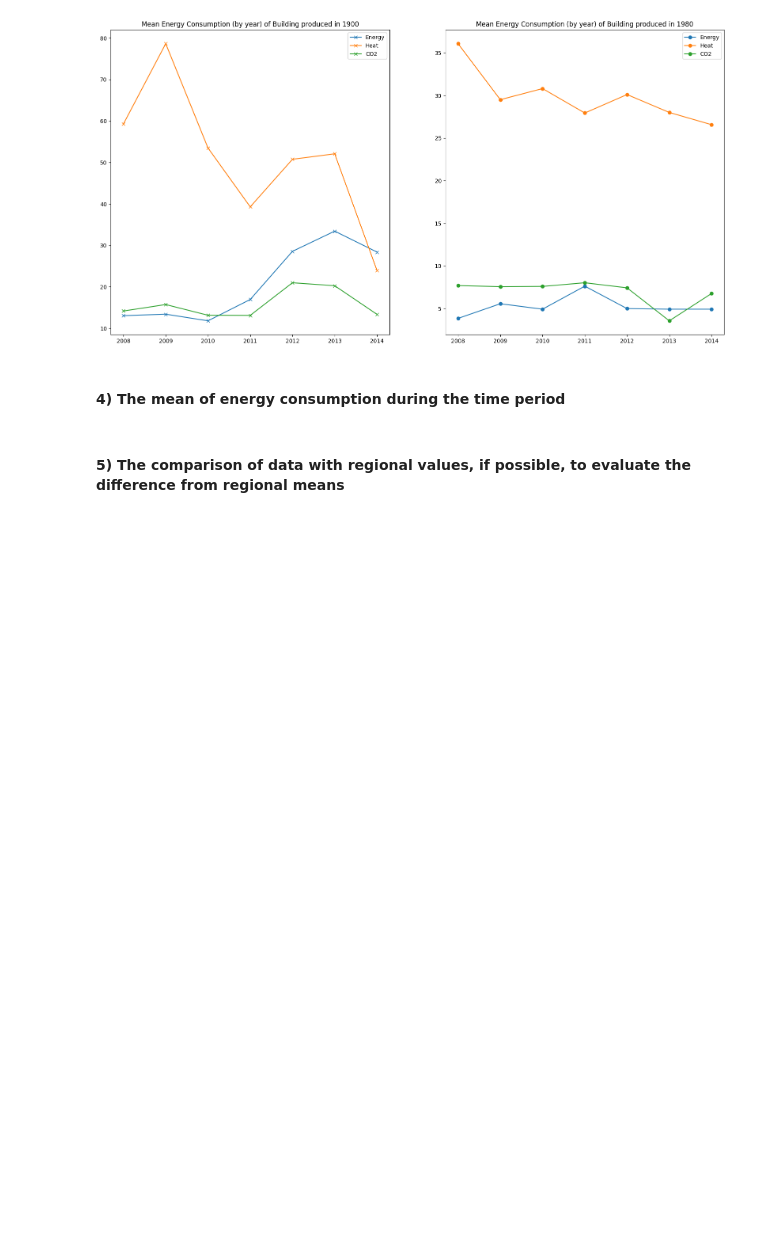
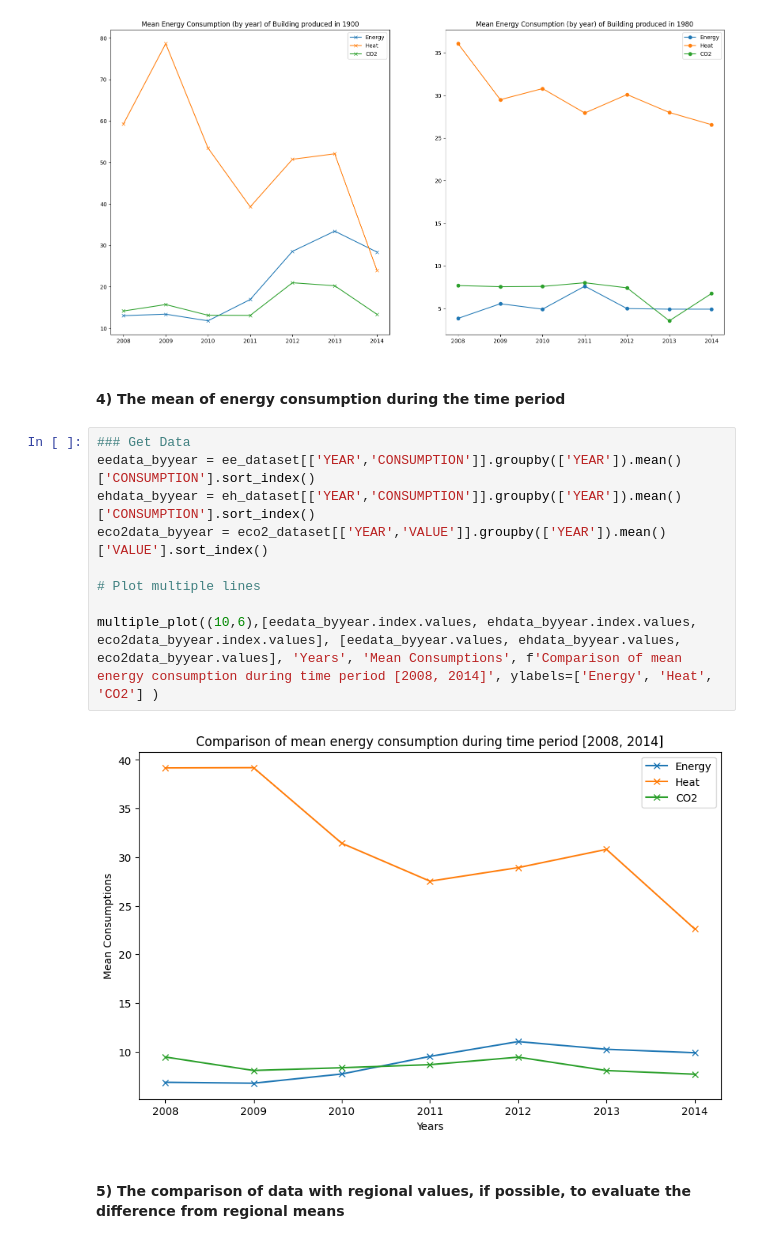
Before and after one commit to matteoForoni/energy-consumption-re, a Jupyter notebook: energy_consumption_re_analysis.ipynb, the cells around one changed output. Drawn from its saved outputs; the diff is of its cells as text; blank space fills up the shorter version.

```diff
--- a/energy_consumption_re_analysis.ipynb
+++ b/energy_consumption_re_analysis.ipynb
@@ -823,6 +806,17 @@ UE119  2012          6.4
 [figure]
 # %% [markdown]
 #### 4) The mean of energy consumption during the time period
+# %%
+### Get Data
+eedata_byyear = ee_dataset[['YEAR','CONSUMPTION']].groupby(['YEAR']).mean()['CONSUMPTION'].sort_index()
+ehdata_byyear = eh_dataset[['YEAR','CONSUMPTION']].groupby(['YEAR']).mean()['CONSUMPTION'].sort_index()
+eco2data_byyear = eco2_dataset[['YEAR','VALUE']].groupby(['YEAR']).mean()['VALUE'].sort_index()
+
+# Plot multiple lines
+
+multiple_plot((10,6),[eedata_byyear.index.values, ehdata_byyear.index.values, eco2data_byyear.index.values], [eedata_byyear.values, ehdata_byyear.values, eco2data_byyear.values], 'Years', 'Mean Consumptions', f'Comparison of mean energy consumption during time period [2008, 2014]', ylabels=['Energy', 'Heat', 'CO2'] )
+# %% [output]
+[figure, added]
 # %% [markdown]
 #### 5) The comparison of data with regional values, if possible, to evaluate the difference from regional means
 # %% [markdown]
```
Also changed, not shown: parts of 1 cell of this notebook.
